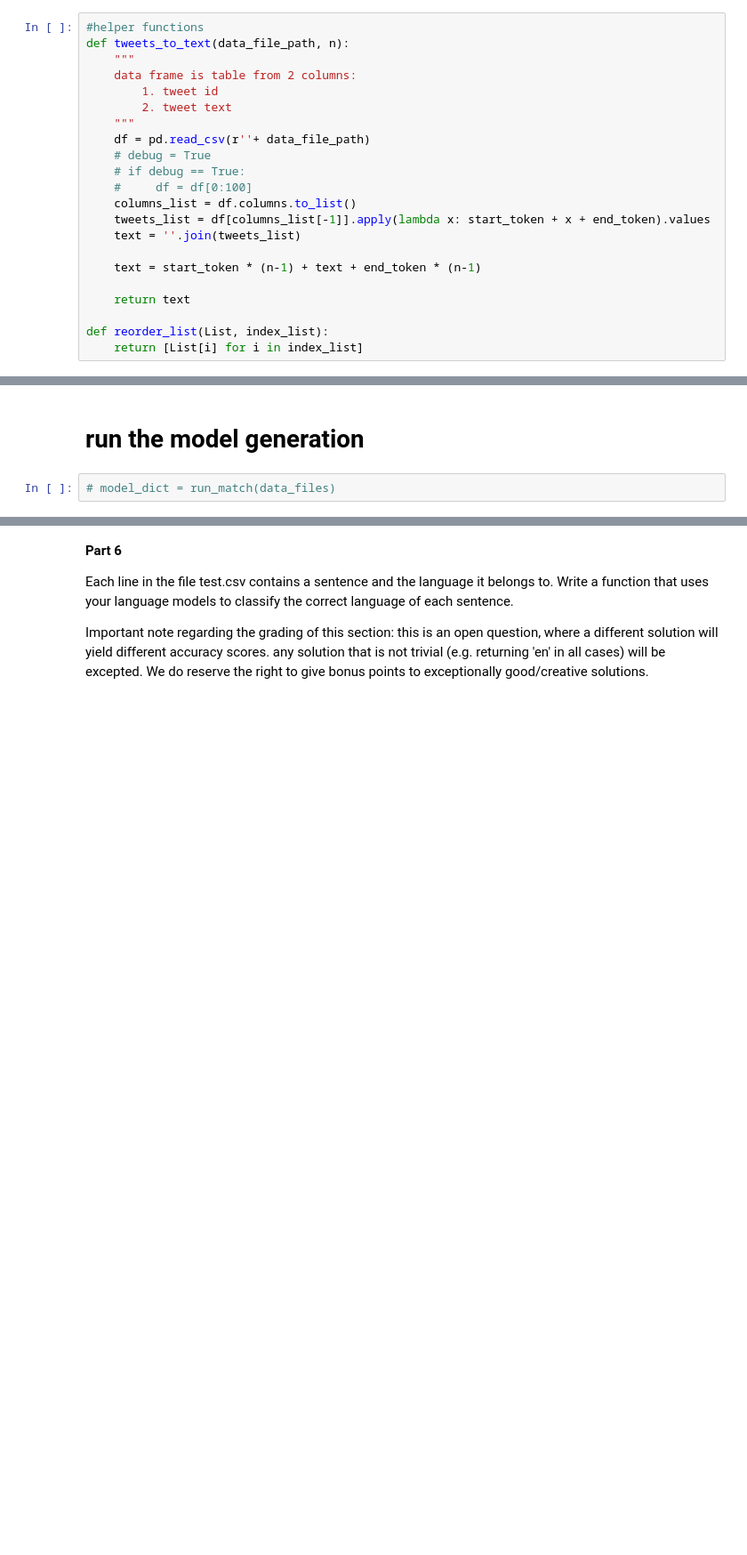
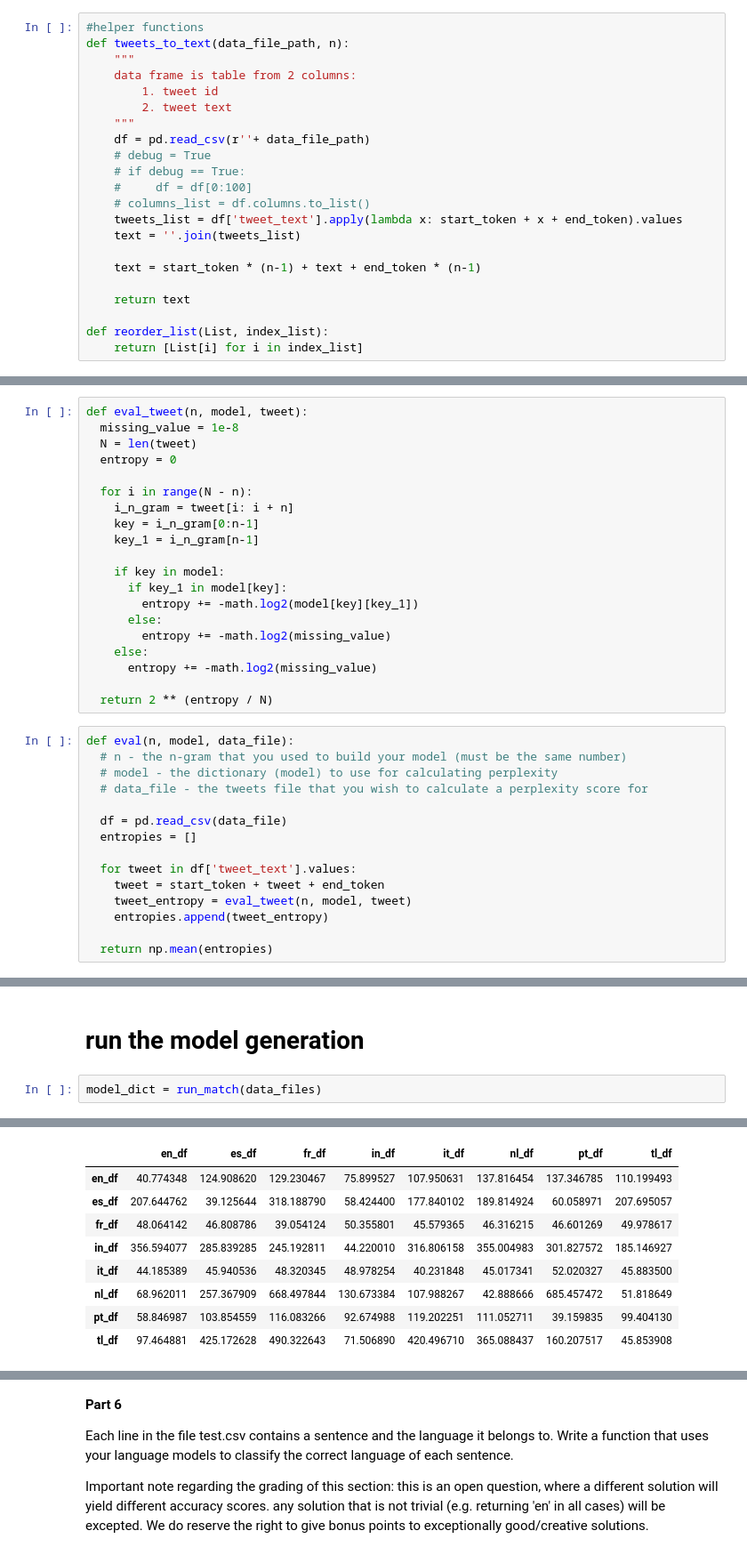
Before and after one commit to BDR2939/NLP, a Jupyter notebook: Assignment_1.ipynb, the cells around one changed output, grey strips where cells are left out. Shown: that part at 89% size. Drawn from its saved outputs; the diff is of its cells as text; blank space fills up the shorter version.

```diff
--- a/Assignment_1.ipynb
+++ b/Assignment_1.ipynb
@@ -108,8 +109,8 @@ def tweets_to_text(data_file_path, n):
     # debug = True
     # if debug == True:
     #     df = df[0:100]
-    columns_list = df.columns.to_list()
-    tweets_list = df[columns_list[-1]].apply(lambda x: start_token + x + end_token).values
+    # columns_list = df.columns.to_list()
+    tweets_list = df['tweet_text'].apply(lambda x: start_token + x + end_token).values
     text = ''.join(tweets_list)
 
     text = start_token * (n-1) + text + end_token * (n-1)
@@ -189,3 +190,38 @@ def eval(n, model, data_file):
+# %%
+def eval_tweet(n, model, tweet):
+  missing_value = 1e-8
+  N = len(tweet)
+  entropy = 0
+
+  for i in range(N - n):
+    i_n_gram = tweet[i: i + n]
+    key = i_n_gram[0:n-1]
+    key_1 = i_n_gram[n-1]
+
+    if key in model:
+      if key_1 in model[key]:
+        entropy += -math.log2(model[key][key_1])
+      else:
+        entropy += -math.log2(missing_value)
+    else:
+      entropy += -math.log2(missing_value)
+
+  return 2 ** (entropy / N)
+# %%
+def eval(n, model, data_file):
+  # n - the n-gram that you used to build your model (must be the same number)
+  # model - the dictionary (model) to use for calculating perplexity
+  # data_file - the tweets file that you wish to calculate a perplexity score for
+
+  df = pd.read_csv(data_file)
+  entropies = []
+
+  for tweet in df['tweet_text'].values:
+    tweet = start_token + tweet + end_token
+    tweet_entropy = eval_tweet(n, model, tweet)
+    entropies.append(tweet_entropy)
+
+  return np.mean(entropies)
 # %%
 start_time = time.time()
 vocabulary = preprocess()
@@ -244,4 +280,5 @@ def run_match(data_files):
 # %% [markdown]
 # run the model generation
 # %%
-# model_dict = run_match(data_files)
+model_dict = run_match(data_files)
+# %% [output]
@@ -247,0 +286,9 @@ def run_match(data_files):
+|  | en_df | es_df | fr_df | in_df | it_df | nl_df | pt_df | tl_df |
+| en_df | 40.774348 | 124.908620 | 129.230467 | 75.899527 | 107.950631 | 137.816454 | 137.346785 | 110.199493 |
+| es_df | 207.644762 | 39.125644 | 318.188790 | 58.424400 | 177.840102 | 189.814924 | 60.058971 | 207.695057 |
+| fr_df | 48.064142 | 46.808786 | 39.054124 | 50.355801 | 45.579365 | 46.316215 | 46.601269 | 49.978617 |
+| in_df | 356.594077 | 285.839285 | 245.192811 | 44.220010 | 316.806158 | 355.004983 | 301.827572 | 185.146927 |
+| it_df | 44.185389 | 45.940536 | 48.320345 | 48.978254 | 40.231848 | 45.017341 | 52.020327 | 45.883500 |
+| nl_df | 68.962011 | 257.367909 | 668.497844 | 130.673384 | 107.988267 | 42.888666 | 685.457472 | 51.818649 |
+| pt_df | 58.846987 | 103.854559 | 116.083266 | 92.674988 | 119.202251 | 111.052711 | 39.159835 | 99.404130 |
+| tl_df | 97.464881 | 425.172628 | 490.322643 | 71.506890 | 420.496710 | 365.088437 | 160.207517 | 45.853908 |
```
Also changed, not shown: parts of 7 cells of this notebook.
